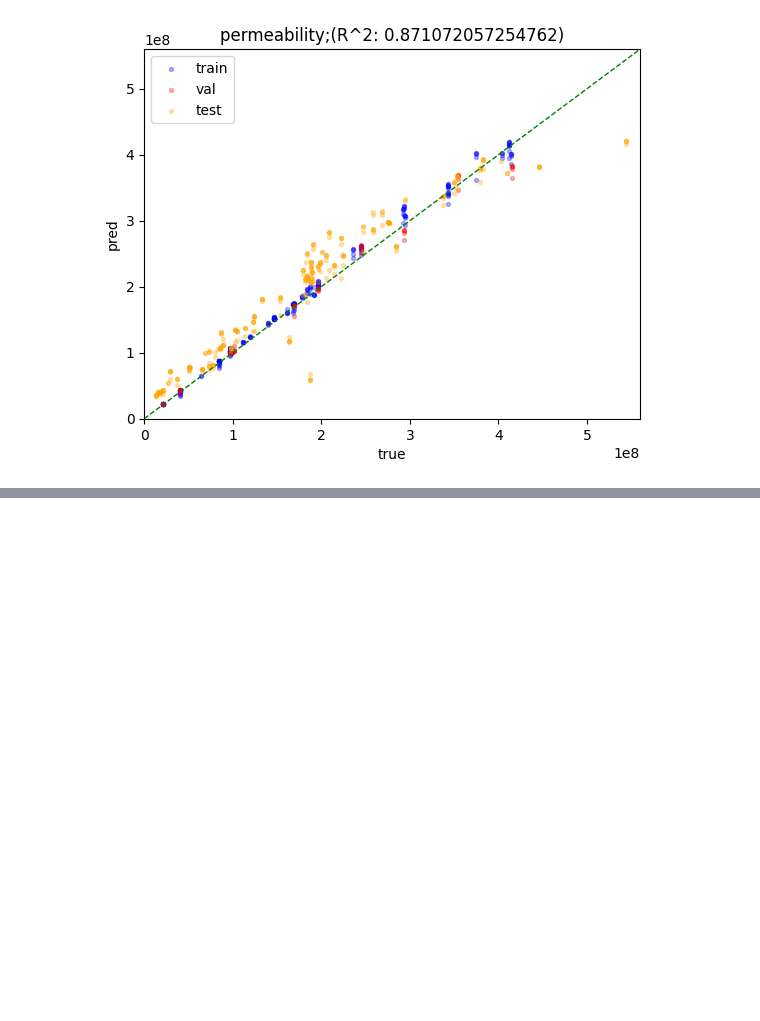
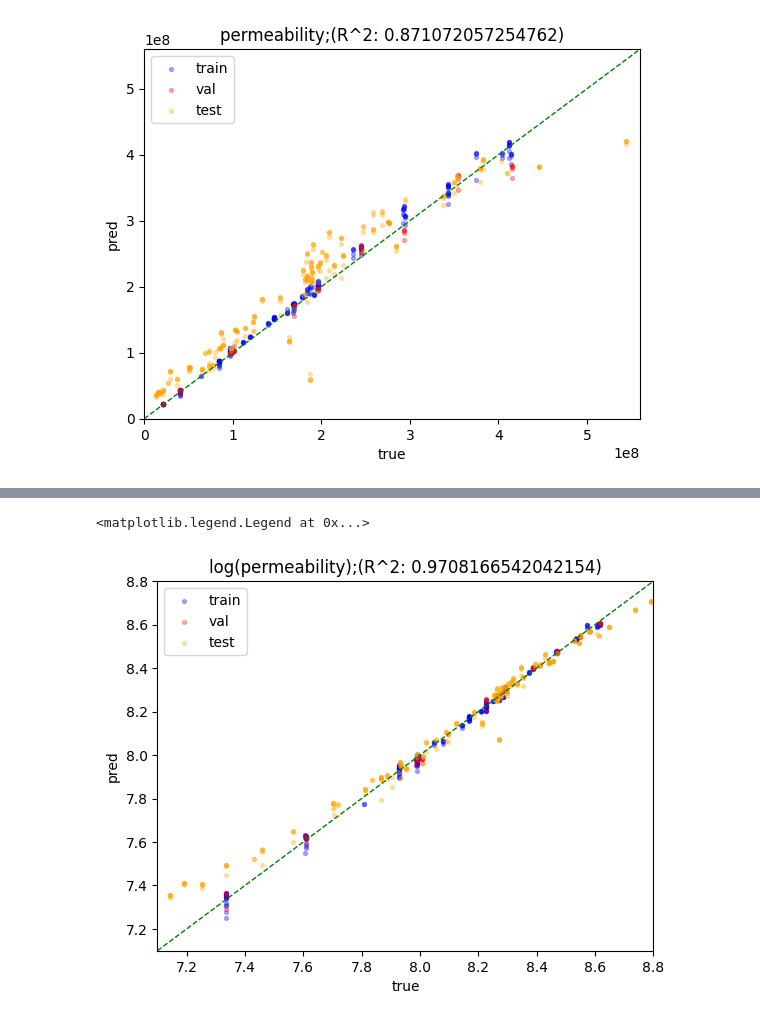
Before and after one commit to LeeGorden/Permeability-Prediction-using-Vision-Transformers, a Jupyter notebook: model/performance_eval_with_val.ipynb, the cells around one changed output, grey strips where cells are left out. Saved outputs shown, nothing was run; the diff lists cells and outputs as text; code cells hidden in the pictures; blank space fills up the shorter version.

```diff
--- a/model/performance_eval_with_val.ipynb
+++ b/model/performance_eval_with_val.ipynb
@@ -353,0 +431,19 @@ plt.legend((train_plt, val_plt, test_plt), ("train", "val", "test"), loc="best")
+# %%
+# plot the true value and pred value
+x = np.linspace(7.1, 8.8, 50)
+y = x
+
+plt.figure()
+plt.title("log(permeability)" + ";(R^2: "  + str(metrics.r2_score(result_ViT_16_true_test, result_ViT_16_pred_test)) + ")")
+plt.xlabel("true")
+plt.ylabel("pred")
+plt.xlim(7.1, 8.8)
+plt.ylim(7.1, 8.8)
+plt.plot(x, y, color='green', linewidth=1.0, linestyle='--')
+train_plt = plt.scatter(result_ViT_16_true_train, result_ViT_16_pred_train, color='blue', alpha = 0.3, s=8)
+val_plt = plt.scatter(result_ViT_16_true_val, result_ViT_16_pred_val, color='red', alpha = 0.3, s=8)
+test_plt = plt.scatter(result_ViT_16_true_test, result_ViT_16_pred_test, color='orange', alpha = 0.3, s=8)
+plt.legend((train_plt, val_plt, test_plt), ("train", "val", "test"), loc="best")
+# %% [output]
+<matplotlib.legend.Legend at 0x...>
+[figure, added]
```
Also changed, not shown: parts of 7 cells of this notebook.
